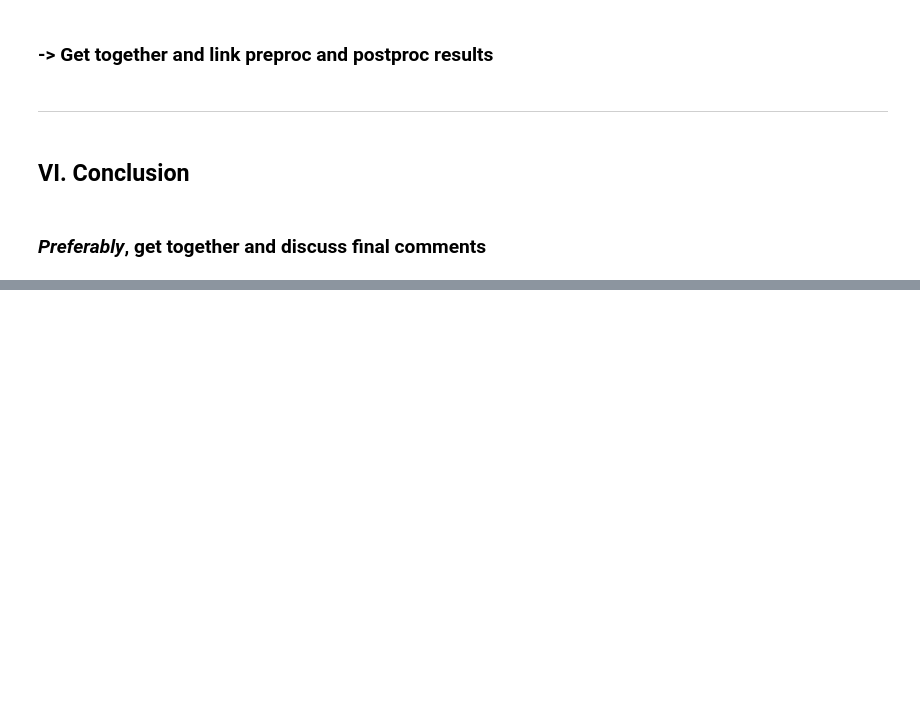
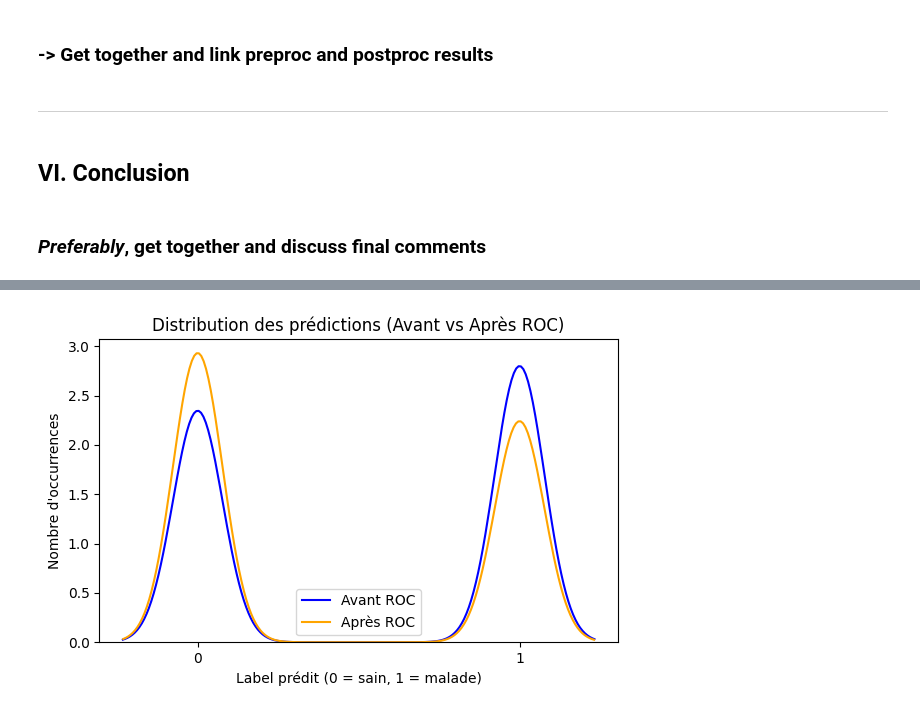
Before and after one commit to Raouf-Medj/projet-fairness, a Jupyter notebook: rendu.ipynb, the cells around one changed output, grey strips where cells are left out. Cells and saved outputs as stored; diff of their text form; code cells hidden in the pictures; blank space fills up the shorter version.

```diff
--- a/rendu.ipynb
+++ b/rendu.ipynb
@@ -1483,0 +1802,25 @@ df_bias_amplification: 0.0000
+# %%
+import matplotlib.pyplot as plt
+import seaborn as sns
+
+# Aplatir les tableaux au cas où
+labels_before = test_with_preds.labels.ravel()
+labels_after = transformed_dataset.labels.ravel()
+
+# Tracer avec des histogrammes côte à côte
+plt.figure(figsize=(6, 4))
+
+sns.kdeplot(labels_before, color='blue', label='Avant ROC')
+sns.kdeplot(labels_after, color='orange', label='Après ROC')
+
+
+# Ajouter titres et légende propres
+plt.title("Distribution des prédictions (Avant vs Après ROC)")
+plt.xlabel("Label prédit (0 = sain, 1 = malade)")
+plt.ylabel("Nombre d'occurrences")
+plt.legend()
+plt.xticks([0, 1])
+plt.tight_layout()
+plt.show()
+# %% [output]
+[figure, added]
```
Also changed, not shown: parts of 48 cells of this notebook, 1 other file.
